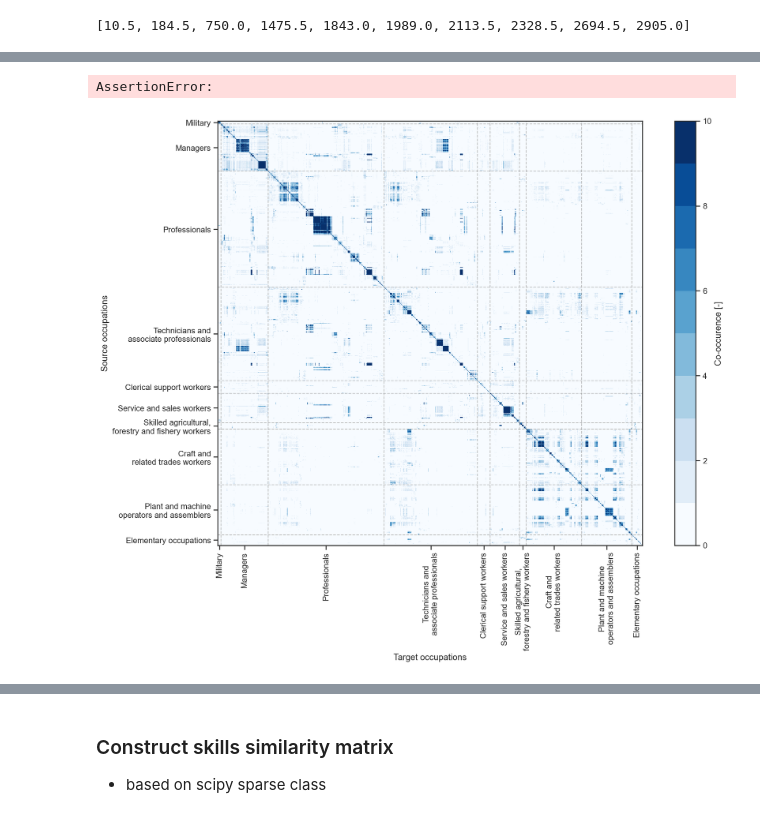
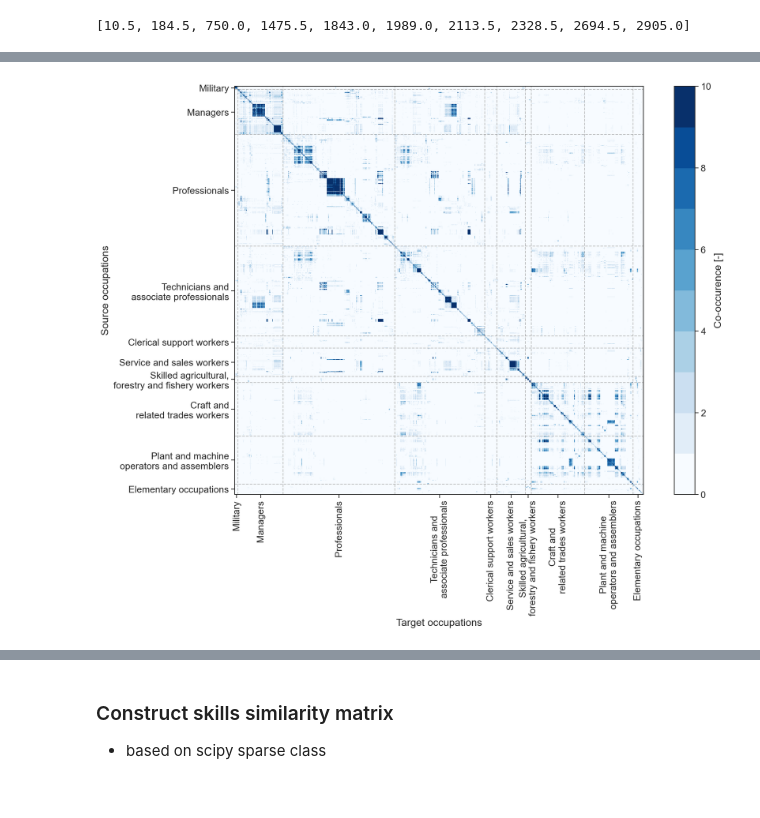
Before and after one commit to derpyninja/rejet, a Jupyter notebook: notebooks/01-fz-esco-similarity-matrix-essential-optional.ipynb, the cells around one changed output, grey strips where cells are left out. Saved outputs shown, nothing was run; the diff lists cells and outputs as text; code cells hidden in the pictures.

```diff
--- a/notebooks/01-fz-esco-similarity-matrix-essential-optional.ipynb
+++ b/notebooks/01-fz-esco-similarity-matrix-essential-optional.ipynb
@@ -21,7 +21,7 @@ import matplotlib.pyplot as plt
 %config InlineBackend.figure_format = 'retina'
 
 import seaborn as sns
-sns.set_context("poster")
+sns.set_context("paper", font_scale=1.5)
 sns.set(rc={'figure.figsize': (16, 9.)})
 sns.set_style("ticks")
 
@@ -402,31 +404,29 @@ plt.savefig(
 # %%
-plt.imshow(occ_sim_matrix[x, y], cmap = plt.get_cmap("Blues", 10), vmin=0, vmax=10)
-cbar = plt.colorbar(fraction=0.046, pad=0.04, orientation='vertical')
-cbar.ax.set_ylabel("Co-occurence [-]")
-plt.xlabel("Target occupations")
-plt.ylabel("Source occupations")
-plt.tight_layout()
-#sns.despine()
+with sns.axes_style("ticks"), sns.plotting_context("paper", font_scale=1.5):
+    plt.imshow(occ_sim_matrix[x, y], cmap = plt.get_cmap("Blues", 10), vmin=0, vmax=10)
+    cbar = plt.colorbar(fraction=0.046, pad=0.04, orientation='vertical')
+    cbar.ax.set_ylabel("Co-occurence [-]")
+    plt.xlabel("Target occupations")
+    plt.ylabel("Source occupations")
+    plt.tight_layout()
+    #sns.despine()
 
-plt.xticks(center_ticks, list(isco_lvl1_mapping.values()), rotation=90)
-plt.yticks(center_ticks, list(isco_lvl1_mapping.values()))
+    plt.xticks(center_ticks, list(isco_lvl1_mapping.values()), rotation=90)
+    plt.yticks(center_ticks, list(isco_lvl1_mapping.values()))
 
-for i in df_reindex_isco_lvl1.index.values:
-    if df_reindex_isco_lvl1.loc[i, "iscoGroup"] == 1:
-        plt.axvline(x=i, color='grey', linewidth=1, alpha=0.5, linestyle="--")
-        plt.axhline(y=i, color='grey', linewidth=1, alpha=0.5, linestyle="--")
+    for i in df_reindex_isco_lvl1.index.values:
+        if df_reindex_isco_lvl1.loc[i, "iscoGroup"] == 1:
+            plt.axvline(x=i, color='grey', linewidth=1, alpha=0.5, linestyle="--")
+            plt.axhline(y=i, color='grey', linewidth=1, alpha=0.5, linestyle="--")
 
 
-plt.savefig(
-    os.path.join(figure_dir, "esco", "occupation_similarity_matrix_cooc_isco_groups.png"),
-    bbox_inches="tight",
-    dpi=300
-)
-
-assert 1 == 2
+    plt.savefig(
+        os.path.join(figure_dir, "esco", "occupation_similarity_matrix_cooc_isco_groups.png"),
+        bbox_inches="tight",
+        dpi=300
+    )
 # %% [output]
-AssertionError:
-[figure, old version]
+[figure, new version]
 # %%
 # classified with isco groups
 cmap_classified = mpl.colors.ListedColormap(['white', '#9ecae1', '#9ecae1', 'blue'])
```
Also changed, not shown: parts of 3 cells of this notebook, 25 other files.
